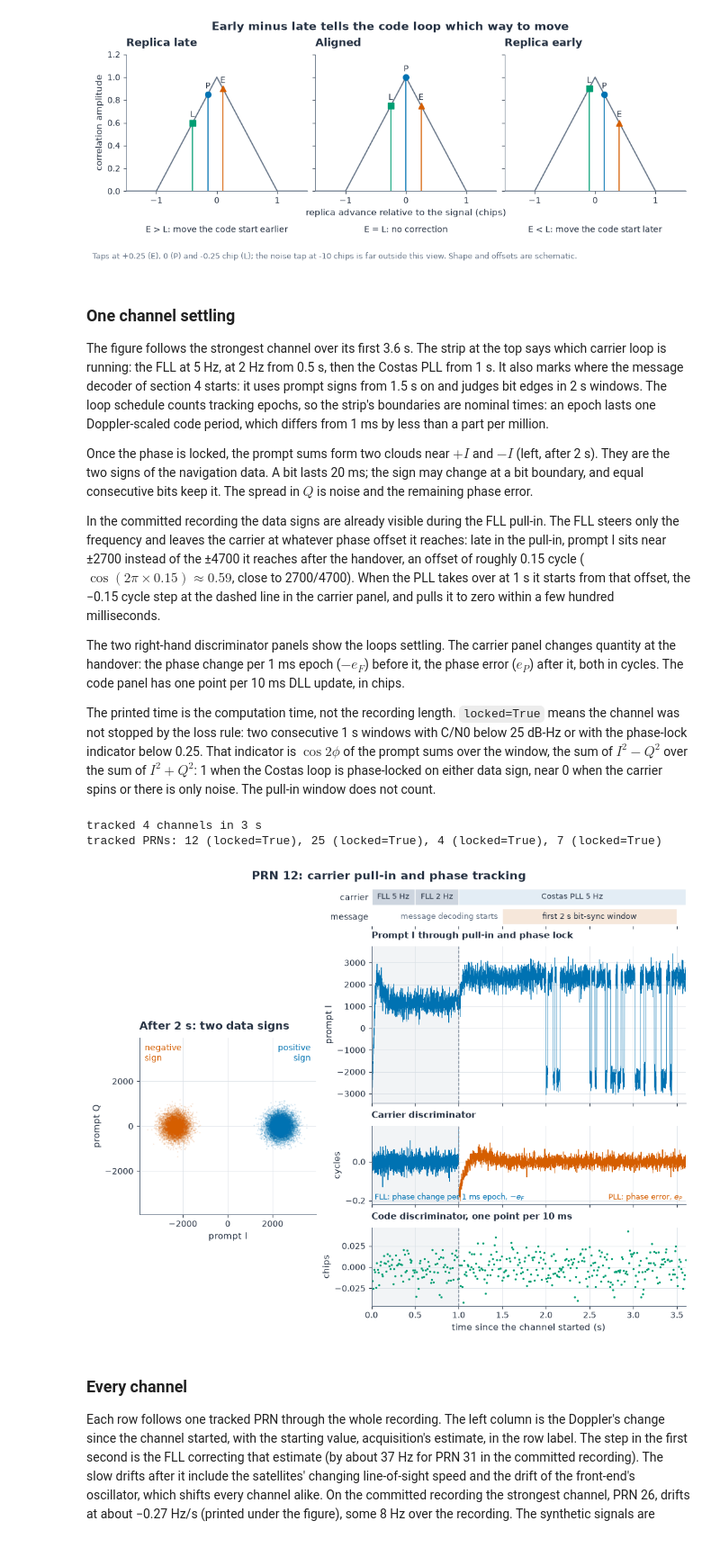
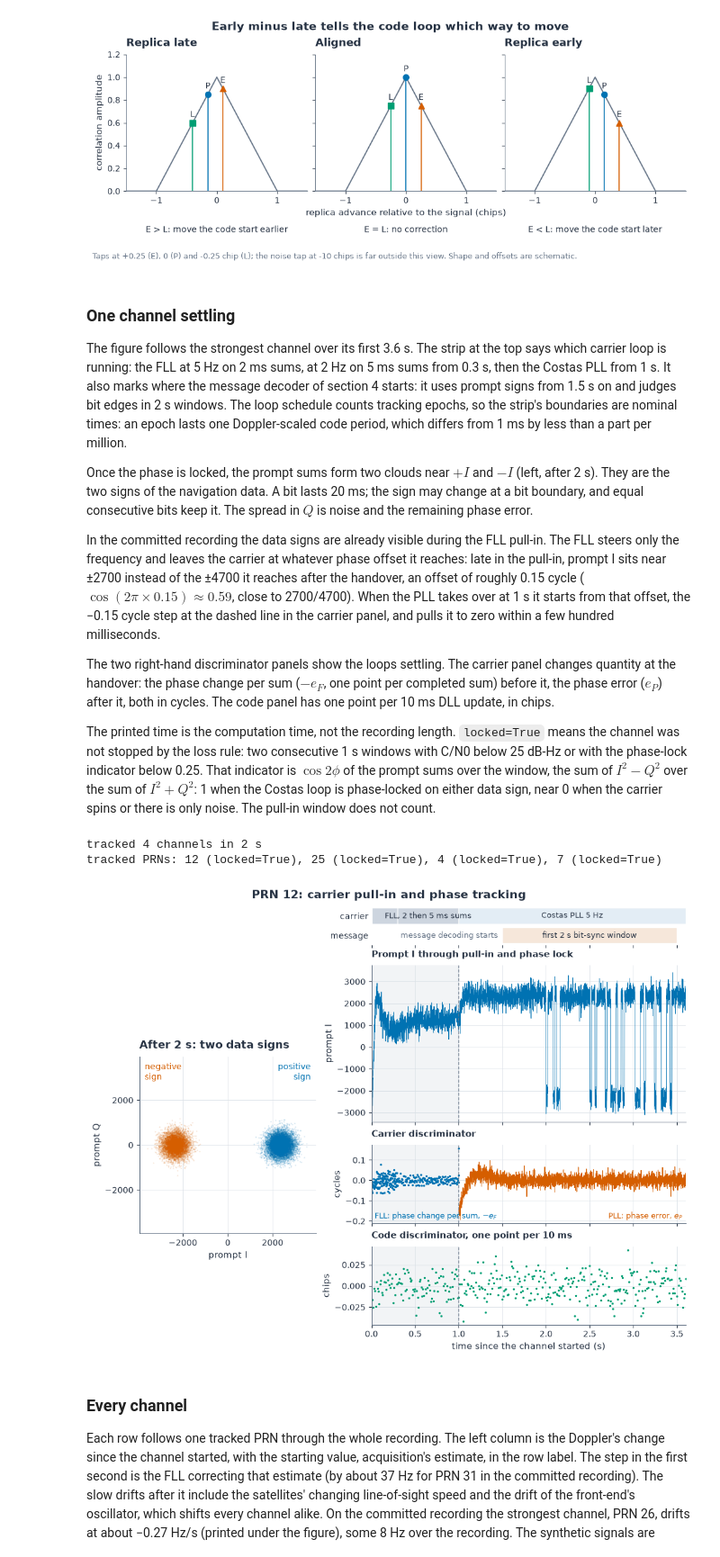
Before and after one commit to aklofas/purple-gnss, a Jupyter notebook: pyrx/notebooks/01-signal-chain.ipynb, the cells around one changed output. Shown at 90% size. Cells and saved outputs as stored; diff of their text form; code cells hidden in the pictures.

```diff
--- a/pyrx/notebooks/01-signal-chain.ipynb
+++ b/pyrx/notebooks/01-signal-chain.ipynb
@@ -589,8 +594,8 @@ plt.show()
 ### One channel settling
 
 The figure follows the strongest channel over its first 3.6 s. The strip at the top says
-which carrier loop is running: the FLL at 5 Hz, at 2 Hz from 0.5 s, then the Costas PLL
-from 1 s. It also marks where the message decoder of section 4 starts: it uses prompt
+which carrier loop is running: the FLL at 5 Hz on 2 ms sums, at 2 Hz on 5 ms sums from
+0.3 s, then the Costas PLL from 1 s. It also marks where the message decoder of section 4 starts: it uses prompt
 signs from 1.5 s on and judges bit edges in 2 s windows. The loop schedule counts tracking
 epochs, so the strip's boundaries are nominal times: an epoch lasts one Doppler-scaled code
 period, which differs from 1 ms by less than a part per million.
@@ -609,8 +614,8 @@ step at the dashed line in the carrier panel, and pulls it to zero within a few
 milliseconds.
 
 The two right-hand discriminator panels show the loops settling. The carrier panel
-changes quantity at the handover: the phase change per 1 ms epoch ($-e_F$) before it, the
-phase error ($e_P$) after it, both in cycles.
+changes quantity at the handover: the phase change per sum ($-e_F$, one point per completed
+sum) before it, the phase error ($e_P$) after it, both in cycles.
 The code panel has one point per 10 ms DLL update, in chips.
 
 The printed time is the computation time, not the recording length. `locked=True`
@@ -639,8 +644,8 @@ view = rel_t < 3.6
 def mode_strip(ax):
     # which carrier loop runs, and where the message decoder starts (section 4)
     for x0, width, text, color in (
-        (0.0, 0.5, "FLL 5 Hz", BAR),
-        (0.5, 0.5, "FLL 2 Hz", BAR),
+        (0.0, 0.3, "", BAR),
+        (0.3, 0.7, "FLL, 2 then 5 ms sums", BAR),
         (1.0, 2.6, "Costas PLL 5 Hz", "#E3EDF5"),
     ):
         ax.broken_barh([(x0, width)], (1.1, 0.8), facecolor=color, edgecolor="white")
@@ -680,38 +685,39 @@ ax_iq.text(0.97, 0.97, "positive\nsign", transform=ax_iq.transAxes, ha="right",
 ax_iq.text(0.03, 0.97, "negative\nsign", transform=ax_iq.transAxes, va="top", fontsize=10,
            color=LINES[1])  # fmt: skip
 ax_iq.set_title("After 2 s: two data signs")
 
 mode_strip(ax_m)
 pll = rel_t > T_FLL_PULLIN
 ax_i.plot(rel_t[view], prompt[view].real, color=LINES[0], linestyle="-", linewidth=0.6)
 ax_i.set_ylabel("prompt I")
 # -e_F: the FLL's phase change, in the same sense as the PLL's phase error
-ax_c.plot(rel_t[view & ~pll], -track.carrier_error[view & ~pll], color=LINES[0],
-          linestyle="-", linewidth=0.7)  # fmt: skip
+fll_pts = view & ~pll & np.isfinite(track.carrier_error)  # one point per completed sum
+ax_c.plot(rel_t[fll_pts], -track.carrier_error[fll_pts], color=LINES[0], linestyle="none",
+          marker=".", markersize=3)  # fmt: skip
 ax_c.plot(rel_t[view & pll], track.carrier_error[view & pll], color=LINES[1], linestyle="-",
           linewidth=0.7)  # fmt: skip
 ax_c.set_ylabel("cycles")
 upd = view & np.isfinite(track.code_error)  # the DLL updates every 10 ms; nan between
 ax_d.plot(rel_t[upd], track.code_error[upd] * CA_CHIP_RATE, ".", color=LINES[2], markersize=3)
 ax_d.set(ylabel="chips", xlabel="time since the channel started (s)", xlim=(0, 3.6))
 for ax in (ax_i, ax_c, ax_d):
     ax.axvspan(0, T_FLL_PULLIN, color=BAR, alpha=0.25, linewidth=0)
     ax.axvline(T_FLL_PULLIN, color=MUTED, linestyle="--", linewidth=1)
 for ax in (ax_m, ax_i, ax_c):
     ax.tick_params(labelbottom=False)
 ax_i.set_title("Prompt I through pull-in and phase lock", fontsize=11)
 ax_c.set_title("Carrier discriminator", fontsize=11)
-ax_c.text(0.01, 0.06, r"FLL: phase change per 1 ms epoch, $-e_F$",
+ax_c.text(0.01, 0.06, r"FLL: phase change per sum, $-e_F$",
           transform=ax_c.transAxes, fontsize=9, color=LINES[0])  # fmt: skip
 ax_c.text(0.99, 0.06, r"PLL: phase error, $e_P$", transform=ax_c.transAxes, ha="right", fontsize=9,
           color=LINES[1])  # fmt: skip
 ax_d.set_title("Code discriminator, one point per 10 ms", fontsize=11)
 fig.suptitle(f"PRN {track.prn}: carrier pull-in and phase tracking")
 plt.show()
 # %% [output]
-tracked 4 channels in 3 s
+tracked 4 channels in 2 s
 tracked PRNs: 12 (locked=True), 25 (locked=True), 4 (locked=True), 7 (locked=True)
-[figure, old version]
+[figure, new version]
 # %% [markdown]
 ### Every channel
 
```
Also changed, not shown: parts of 4 cells of this notebook, 2 other files.
